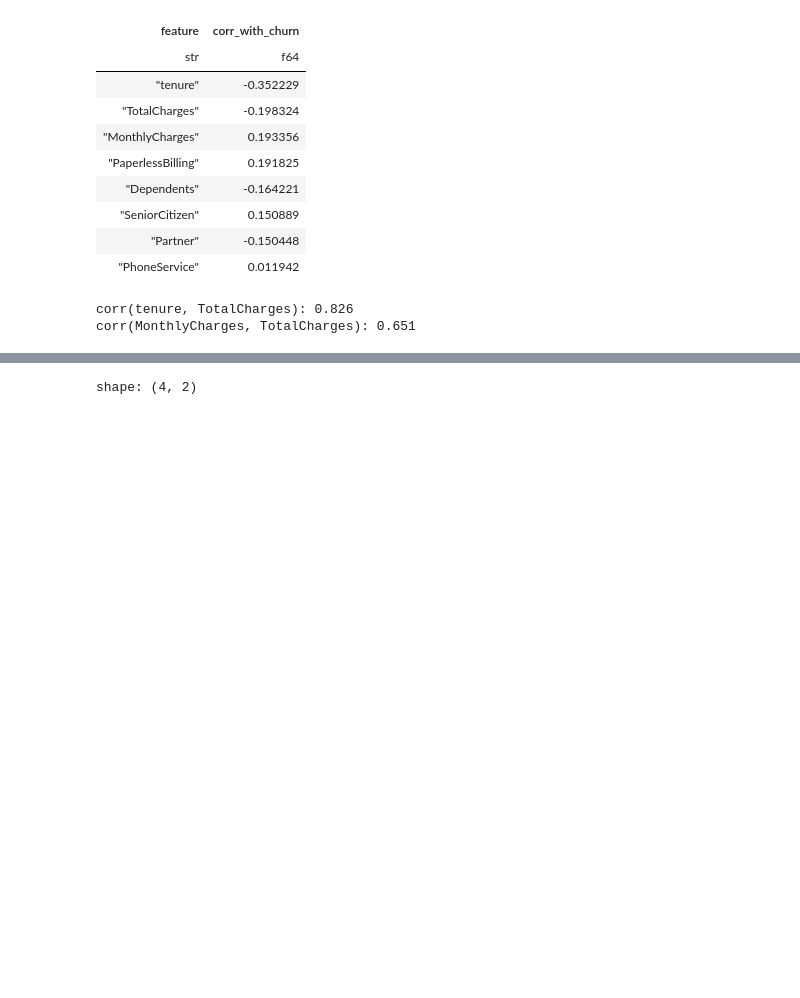
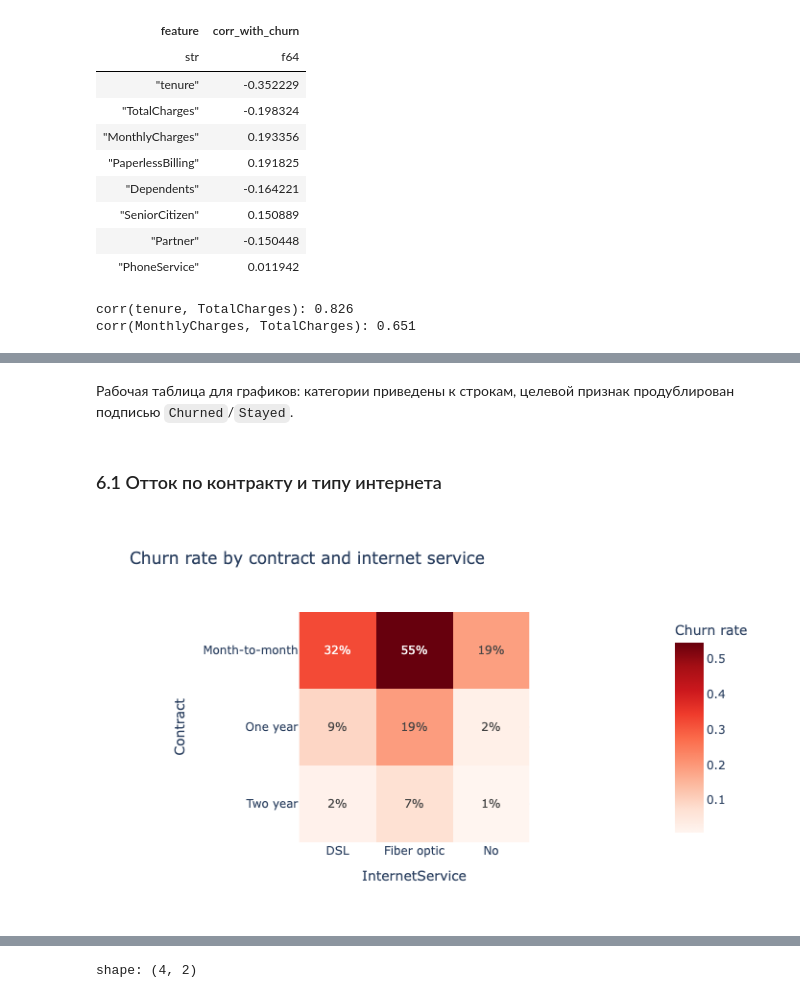
Before and after one commit to photoseanp/telco, a Jupyter notebook: notebooks/EDA.ipynb, the cells around one changed output, grey strips where cells are left out. Cells and saved outputs as stored; diff of their text form; code cells hidden in the pictures; blank space fills up the shorter version.

Commit message:
Add broad analysis visuals with plotly

```diff
--- a/notebooks/EDA.ipynb
+++ b/notebooks/EDA.ipynb
@@ -588,0 +597,14 @@ corr(MonthlyCharges, TotalCharges): 0.651
+# %%
+import plotly.express as px
+import plotly.io as pio
+
+pio.renderers.default = "png"
+pio.templates.default = "plotly_white"
+
+CONTRACTS = ["Month-to-month", "One year", "Two year"]
+plot_df = typed.with_columns(
+    pl.when(pl.col("Churn")).then(pl.lit("Churned")).otherwise(pl.lit("Stayed")).alias("Churn_label"),
+    pl.col("Churn").cast(pl.Int8).alias("churn_int"),
+    pl.col("Contract", "InternetService", "PaymentMethod").cast(pl.String),
+)
+plot_df.select("Contract", "InternetService", "PaymentMethod", "tenure", "MonthlyCharges", "Churn_label").head(3)
@@ -588,0 +618,27 @@ corr(MonthlyCharges, TotalCharges): 0.651
+# %% [markdown]
+Рабочая таблица для графиков: категории приведены к строкам, целевой признак продублирован подписью `Churned`/`Stayed`.
+# %% [markdown]
+### 6.1 Отток по контракту и типу интернета
+# %%
+pivot = (
+    plot_df.group_by("Contract", "InternetService")
+    .agg(pl.col("Churn").mean().alias("churn_rate"))
+    .pivot(on="InternetService", index="Contract", values="churn_rate")
+)
+net_cols = ["DSL", "Fiber optic", "No"]
+pivot = pivot.with_columns(pl.col("Contract").cast(pl.String)).sort(
+    pl.col("Contract").replace_strict(CONTRACTS, [0, 1, 2])
+)
+fig = px.imshow(
+    pivot.select(net_cols).to_numpy(),
+    x=net_cols,
+    y=pivot["Contract"].to_list(),
+    text_auto=".0%",
+    color_continuous_scale="Reds",
+    labels={"x": "InternetService", "y": "Contract", "color": "Churn rate"},
+    title="Churn rate by contract and internet service",
+)
+fig.update_layout(width=700, height=420)
+fig.show()
+# %% [output]
+[figure, added]
```
Also changed, not shown: parts of 60 cells of this notebook, 1 other file.
